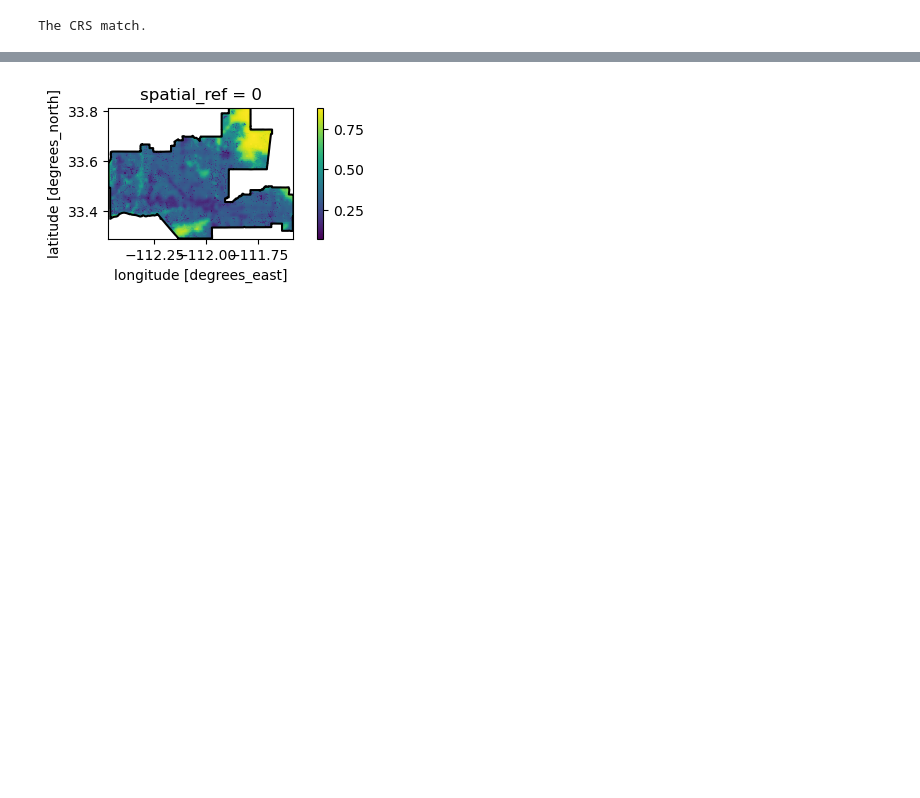
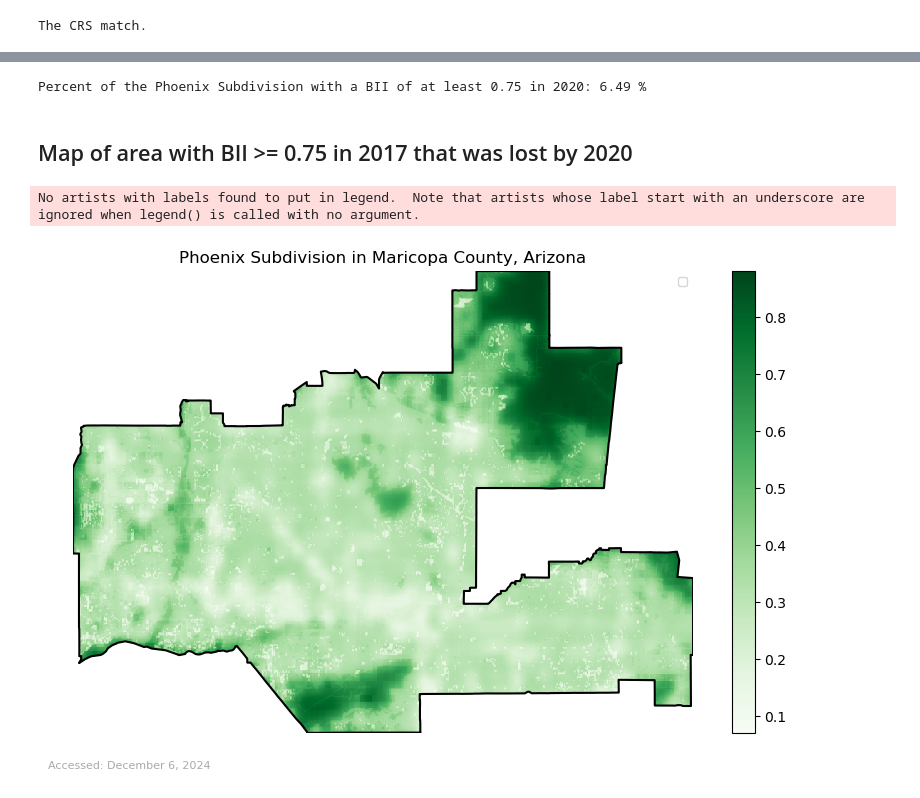
Before and after one commit to rfswick/EDS220-Final-Project, a Jupyter notebook: bii-changes-maricopa-county.ipynb, the cells around one changed output, grey strips where cells are left out. Drawn from its saved outputs; the diff is of its cells as text; code cells hidden in the pictures; blank space fills up the shorter version.

Commit message:
Answer percent bii area

```diff
--- a/bii-changes-maricopa-county.ipynb
+++ b/bii-changes-maricopa-county.ipynb
@@ -394,14 +404,39 @@ phoenix_20_bii = clip_step_1.rio.clip(phoenix_subdivision.geometry)
+# %%
+percent_20 = (bii_pixels_20/total_pixels_20) * 100
+print("Percent of the Phoenix Subdivision with a BII of at least 0.75 in 2020:", round(percent_20, 2), "%")
+# %% [output]
+Percent of the Phoenix Subdivision with a BII of at least 0.75 in 2020: 6.49 %
+# %% [markdown]
+## Map of area with BII >= 0.75 in 2017 that was lost by 2020
 # %%
-#
-bii_17_aspect_ratio = phoenix_17_bii.rio.width / phoenix_17_bii.rio.height  # Raster's aspect ratio
-fig, ax = plt.subplots(figsize=(6, bii_17_aspect_ratio))
-phoenix_17_bii.plot.imshow(ax=ax)
+# Plot
+fig, ax = plt.subplots(figsize=(10, 6))
+
+# Add phoenix subdivision data
 phoenix_subdivision.geometry.boundary.plot(ax=ax,
                                            color='black',
-                                           linewidth=1.5,
-                                           label="Phoenix Subdivision")
+                                           linewidth=1.5)
 
+# Add geographic context
+phoenix_17_bii.plot.imshow(ax=ax,
+                           cmap='Greens')
+
+# Add legend
+ax.legend(fontsize='small')
+
+# Add title
+ax.set_title("Phoenix Subdivision in Maricopa County, Arizona")
+
+# Remove axes
+ax.axis('off')
+
+# Add credits
+plt.figtext(0.1, 0.05,
+            "Accessed: December 6, 2024",
+            fontsize=8,
+            color="darkgrey")
 
 plt.show()
 # %% [output]
+No artists with labels found to put in legend.  Note that artists whose label start with an underscore are ignored when legend() is called with no argument.
-[figure, old version]
+[figure, new version]
```
Also changed, not shown: parts of 9 cells of this notebook.
